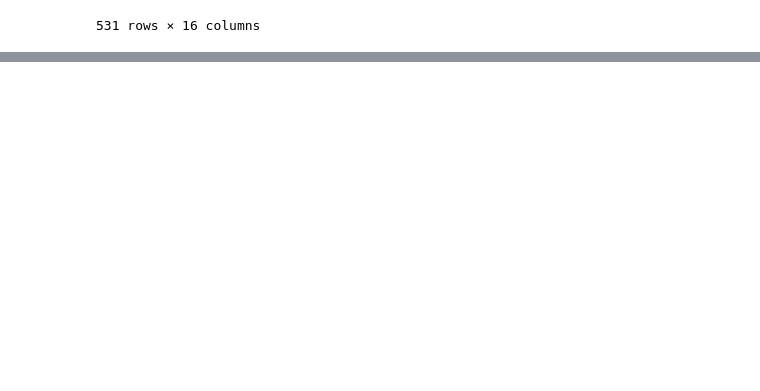
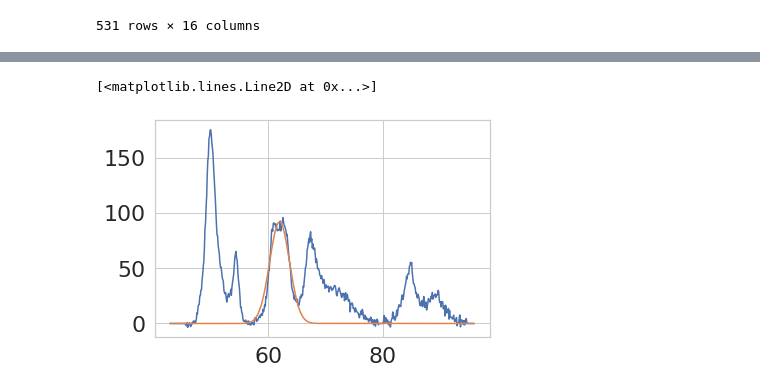
Before and after one commit to mblanchet002/PythonCMI, a Jupyter notebook: XPS.ipynb, the cells around one changed output, grey strips where cells are left out. Cells and saved outputs as stored; diff of their text form; code cells hidden in the pictures; blank space fills up the shorter version.

```diff
--- a/XPS.ipynb
+++ b/XPS.ipynb
@@ -73,5 +74,5 @@ plt.rcParams["font.size"] = 10
 # %%
 ddf2=ddf.iloc[:,1]- ddf.iloc[:,-2]
 # %%
-def gaussienne(x,mu,sigma_carre):
-    return (1/sqrt(2*pi*sigma_carre)*exp(-1/2*(x-mu)**2/sigma_carre))
+BE=[]
+BE=df["BE_LiM3p_s MRSof/23"]
@@ -78,3 +82,14 @@ def gaussienne(x,mu,sigma_carre):
+# %%
+G=[]
+for i in range (len(BE)):
+    y=gaussienne(BE[i], 62, 3)
+    G.append(y*400)
+# %%
+plt.plot(BE,ddf.iloc[:,1]- ddf.iloc[:,-2])
+plt.plot(BE,G)
+# %% [output]
+[<matplotlib.lines.Line2D at 0x...>]
+[figure, added]
 # %%
 df = pd.read_csv(
     "Amiens Lirich-NMC 02-Li-ric-pristine-26062014 Métaux3p-Li1s.TXT",
```
Also changed, not shown: parts of 11 cells of this notebook.
